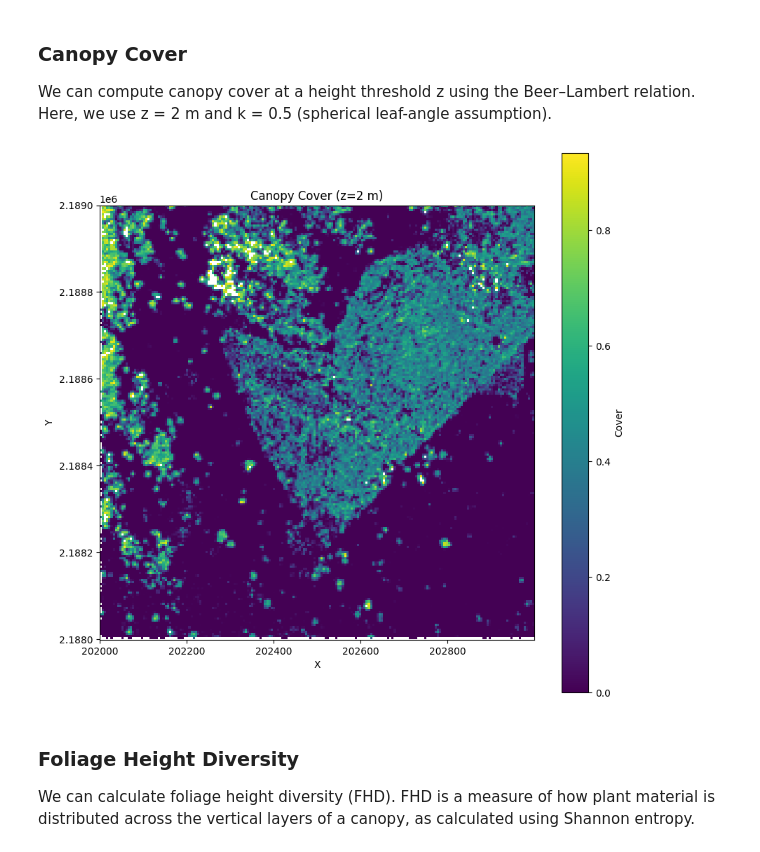
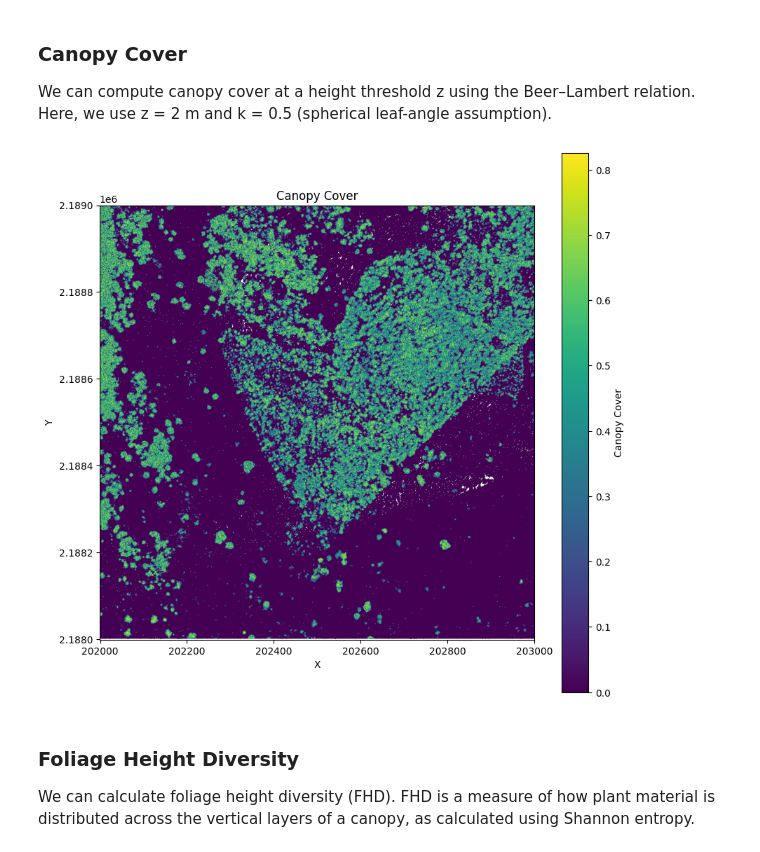
Before and after one commit to iosefa/PyForestScan, a Jupyter notebook: examples/calculate-forest-metrics/calculate-forest-metrics.ipynb, the cells around one changed output. Cells and saved outputs as stored; diff of their text form; code cells hidden in the pictures.

```diff
--- a/examples/calculate-forest-metrics/calculate-forest-metrics.ipynb
+++ b/examples/calculate-forest-metrics/calculate-forest-metrics.ipynb
@@ -25,7 +25,7 @@ points = arrays[0]
 ## Create Voxels
 We need to create voxels, and assign points to them. Voxel resolution must be given as a tuple with the format `(x_res, y_res, z_res)` where `x_res`, `y_res`, and `z_res` are the resolutions along the x, y, and z axes. Points within voxel bounds are assigned to them.
 # %%
-voxel_resolution = (5, 5, 1)
+voxel_resolution = (1, 1, 1)
 voxels, extent = assign_voxels(points, voxel_resolution)
 # %% [markdown]
 ## Calculate Forest Metrics
@@ -61,9 +61,9 @@ We can compute canopy cover at a height threshold z using the Beer–Lambert rel
 # %%
 cover = calculate_canopy_cover(pad, voxel_height=voxel_resolution[-1], min_height=2.0, k=0.5)
 # %%
-plot_metric('Canopy Cover (z=2 m)', cover, extent, metric_name='Cover', cmap='viridis', fig_size=None)
+plot_metric('Canopy Cover', cover, extent, metric_name='Canopy Cover', cmap='viridis', fig_size=None,  flip_y=True)
 # %% [output]
-[figure, old version]
+[figure, new version]
 # %% [markdown]
 ### Foliage Height Diversity
 We can calculate foliage height diversity (FHD). FHD is a measure of how plant material is distributed across the vertical layers of a canopy, as calculated using Shannon entropy.
```
Also changed, not shown: parts of 2 cells of this notebook, 46 other files.
